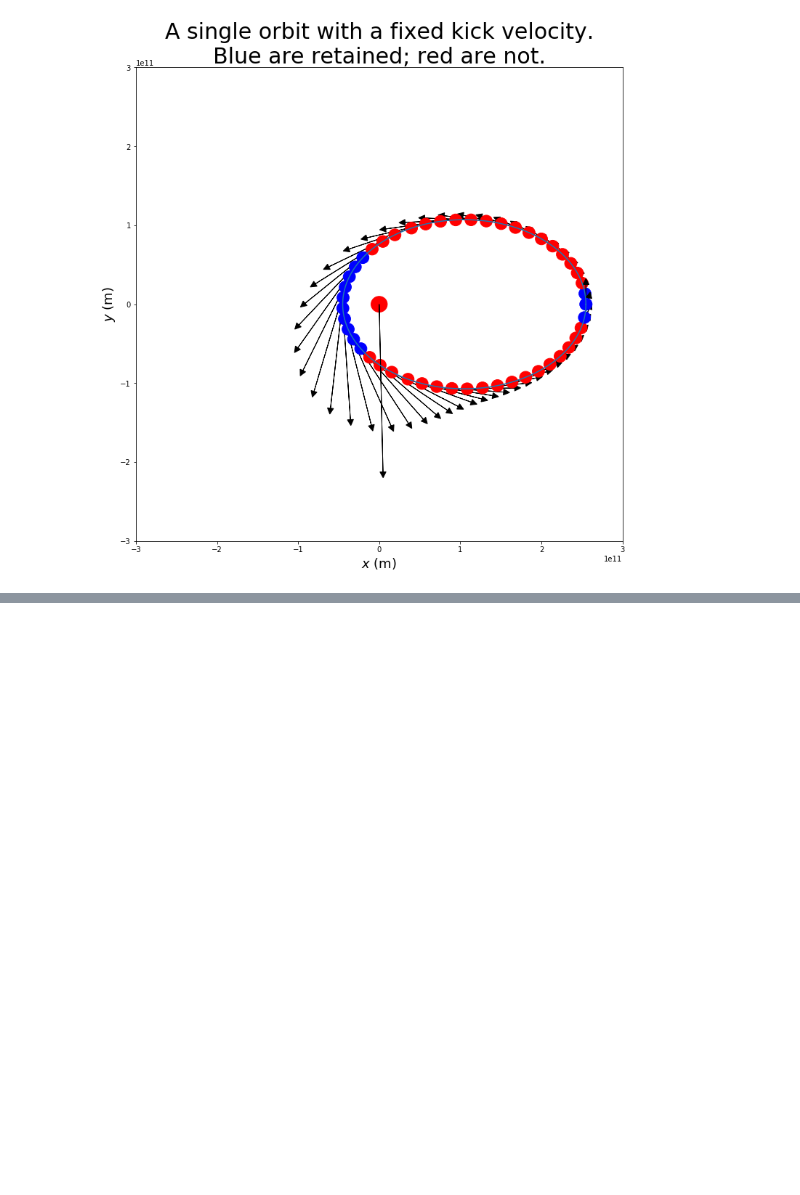
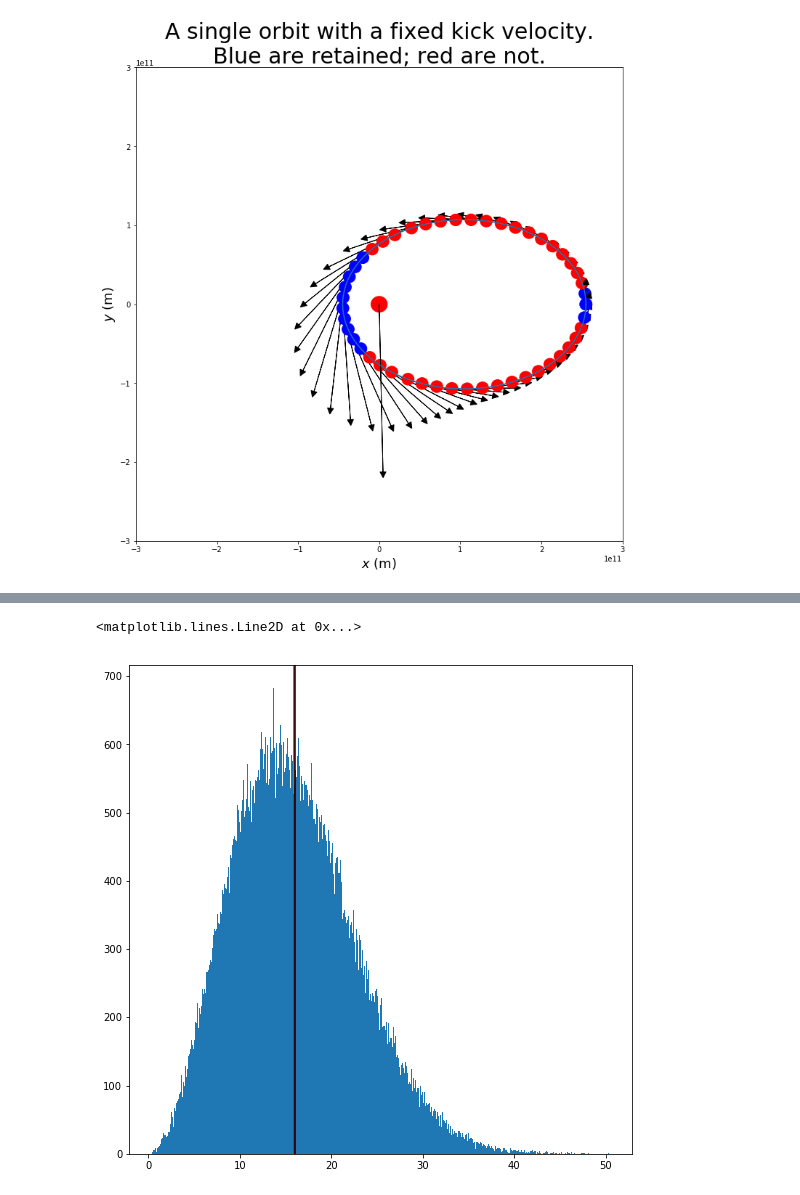
Before and after one commit to adeich/Supernova_orbit, a Jupyter notebook: all_methods.ipynb, the cells around one changed output, grey strips where cells are left out. Drawn from its saved outputs; the diff is of its cells as text; code cells hidden in the pictures; blank space fills up the shorter version.

```diff
--- a/all_methods.ipynb
+++ b/all_methods.ipynb
@@ -190,0 +318,10 @@ array([ True,  True,  True,  True,  True,  True,  True,  True,  True,
+# %%
+kickspeeds = scipy.stats.maxwell.rvs(loc=0, scale=10, size=100000)
+fig=figure(figsize=(9,9))
+binwidth = 0.1
+hist(kickspeeds, bins=np.arange(min(kickspeeds), max(kickspeeds) + binwidth, binwidth));
+axvline(10 * 2 * np.sqrt(2./np.pi), c='r')
+axvline(kickspeeds.mean(), c='k')
+# %% [output]
+<matplotlib.lines.Line2D at 0x...>
+[figure, added]
```
Also changed, not shown: parts of 8 cells of this notebook.
